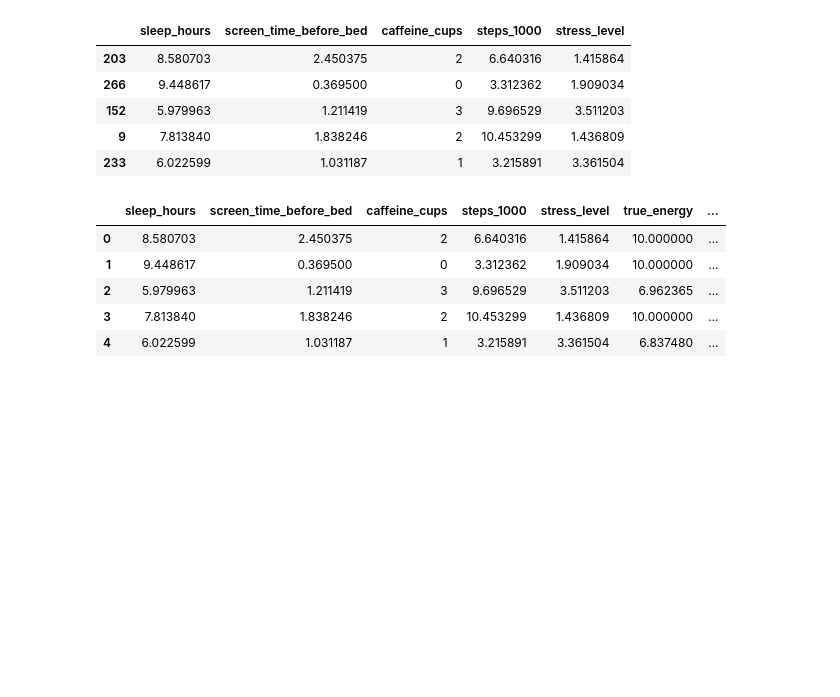
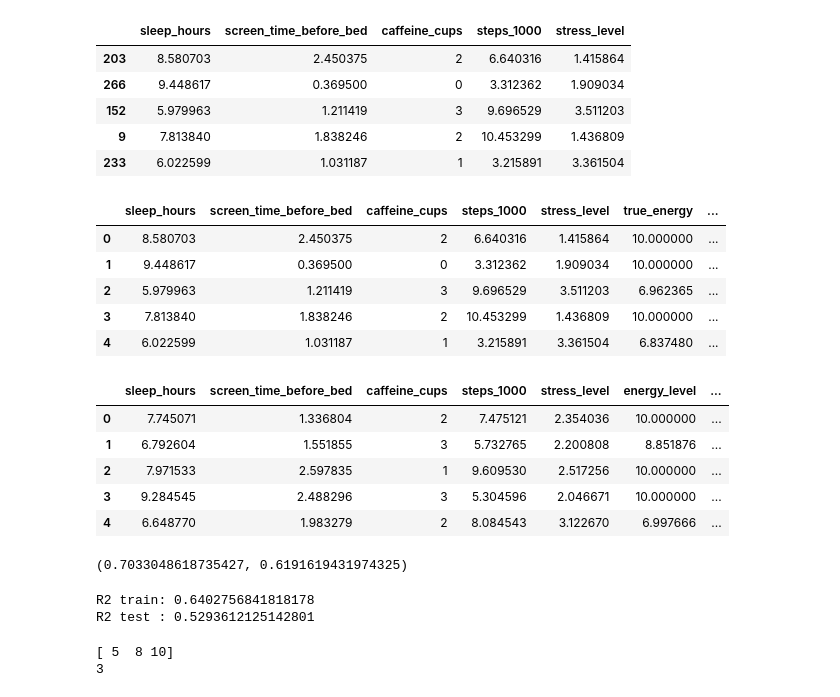
Before and after one commit to ash201/ml-exp, a Jupyter notebook: Sleep-Wellness.ipynb, the cells around one changed output. Cells and saved outputs as stored; diff of their text form; code cells hidden in the pictures; blank space fills up the shorter version.

Commit message:
Refine sleep wellness analysis

```diff
--- a/Sleep-Wellness.ipynb
+++ b/Sleep-Wellness.ipynb
@@ -206,3 +195,59 @@ results
 | 2 | 5.979963 | 1.211419 | 3 | 9.696529 | 3.511203 | 6.962365 | ... |
 | 3 | 7.813840 | 1.838246 | 2 | 10.453299 | 1.436809 | 10.000000 | ... |
 | 4 | 6.022599 | 1.031187 | 1 | 3.215891 | 3.361504 | 6.837480 | ... |
+# %%
+# Copy original data
+df_fe = data.copy()
+
+# Example 1: High screen time flag
+df_fe["high_screen_time"] = (df_fe["screen_time_before_bed"] > 3).astype(int)
+
+# Example 2: High caffeine flag
+df_fe["high_caffeine"] = (df_fe["caffeine_cups"] >= 3).astype(int)
+
+# Example 3: Active day flag (steps > 10k)
+df_fe["active_day"] = (df_fe["steps_1000"] > 10).astype(int)
+
+df_fe.head()
+# %% [output]
+|  | sleep_hours | screen_time_before_bed | caffeine_cups | steps_1000 | stress_level | energy_level | ... |
+| 0 | 7.745071 | 1.336804 | 2 | 7.475121 | 2.354036 | 10.000000 | ... |
+| 1 | 6.792604 | 1.551855 | 3 | 5.732765 | 2.200808 | 8.851876 | ... |
+| 2 | 7.971533 | 2.597835 | 1 | 9.609530 | 2.517256 | 10.000000 | ... |
+| 3 | 9.284545 | 2.488296 | 3 | 5.304596 | 2.046671 | 10.000000 | ... |
+| 4 | 6.648770 | 1.983279 | 2 | 8.084543 | 3.122670 | 6.997666 | ... |
+# %%
+from sklearn.model_selection import train_test_split
+from sklearn.linear_model import LinearRegression
+from sklearn.metrics import r2_score
+
+feature_cols = [
+    "sleep_hours",
+    "screen_time_before_bed",
+    "caffeine_cups",
+    "steps_1000",
+    "stress_level",
+    "high_screen_time",
+    "high_caffeine",
+    "active_day",
+]
+
+X_fe = df_fe[feature_cols]
+y_fe = df_fe["energy_level"]
+
+X_train_fe, X_test_fe, y_train_fe, y_test_fe = train_test_split(
+    X_fe, y_fe, test_size=0.2, random_state=42
+)
+
+model_fe = LinearRegression()
+model_fe.fit(X_train_fe, y_train_fe)
+
+y_train_pred_fe = model_fe.predict(X_train_fe)
+y_test_pred_fe = model_fe.predict(X_test_fe)
+
+train_r2_fe = r2_score(y_train_fe, y_train_pred_fe)
+test_r2_fe = r2_score(y_test_fe, y_test_pred_fe)
+
+train_r2_fe, test_r2_fe
+# %% [output]
+(0.7033048618735427, 0.6191619431974325)
@@ -208,0 +268,22 @@ results
+# %%
+# R2 on train
+y_train_pred = pipe.predict(X_train)
+r2_train = r2_score(y_train, y_train_pred)
+
+# R2 on test
+y_test_pred = pipe.predict(X_test)
+r2_test = r2_score(y_test, y_test_pred)
+
+print("R2 train:", r2_train)
+print("R2 test :", r2_test)
+# %% [output]
+R2 train: 0.6402756841818178
+R2 test : 0.5293612125142801
+# %%
+x = np.array([1, 5, 8, -2, 0, 10])
+mask = x > 3
+print(x[mask])
+print(mask.sum())
+# %% [output]
+[ 5  8 10]
+3
```
Also changed, not shown: parts of 3 cells of this notebook.
